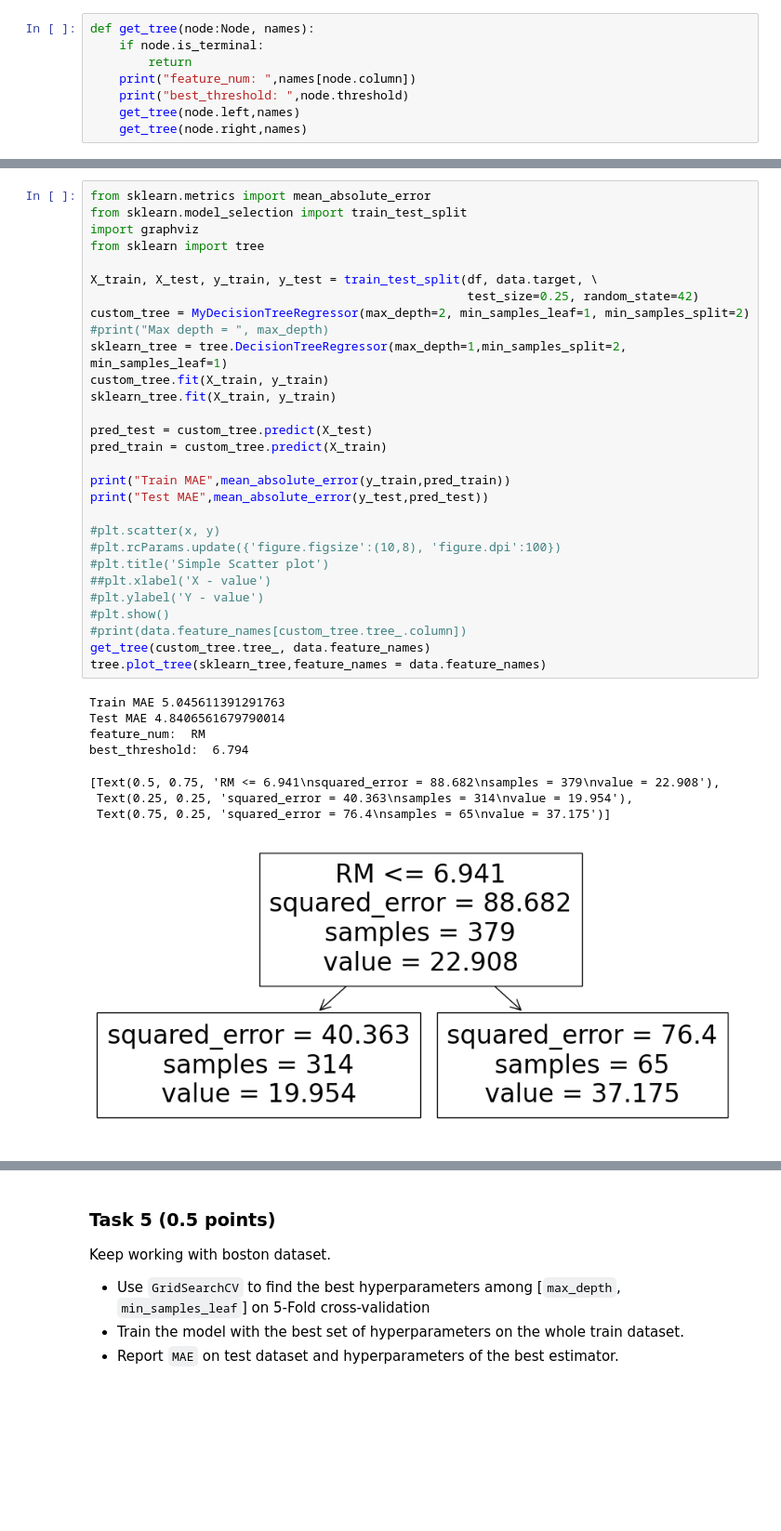
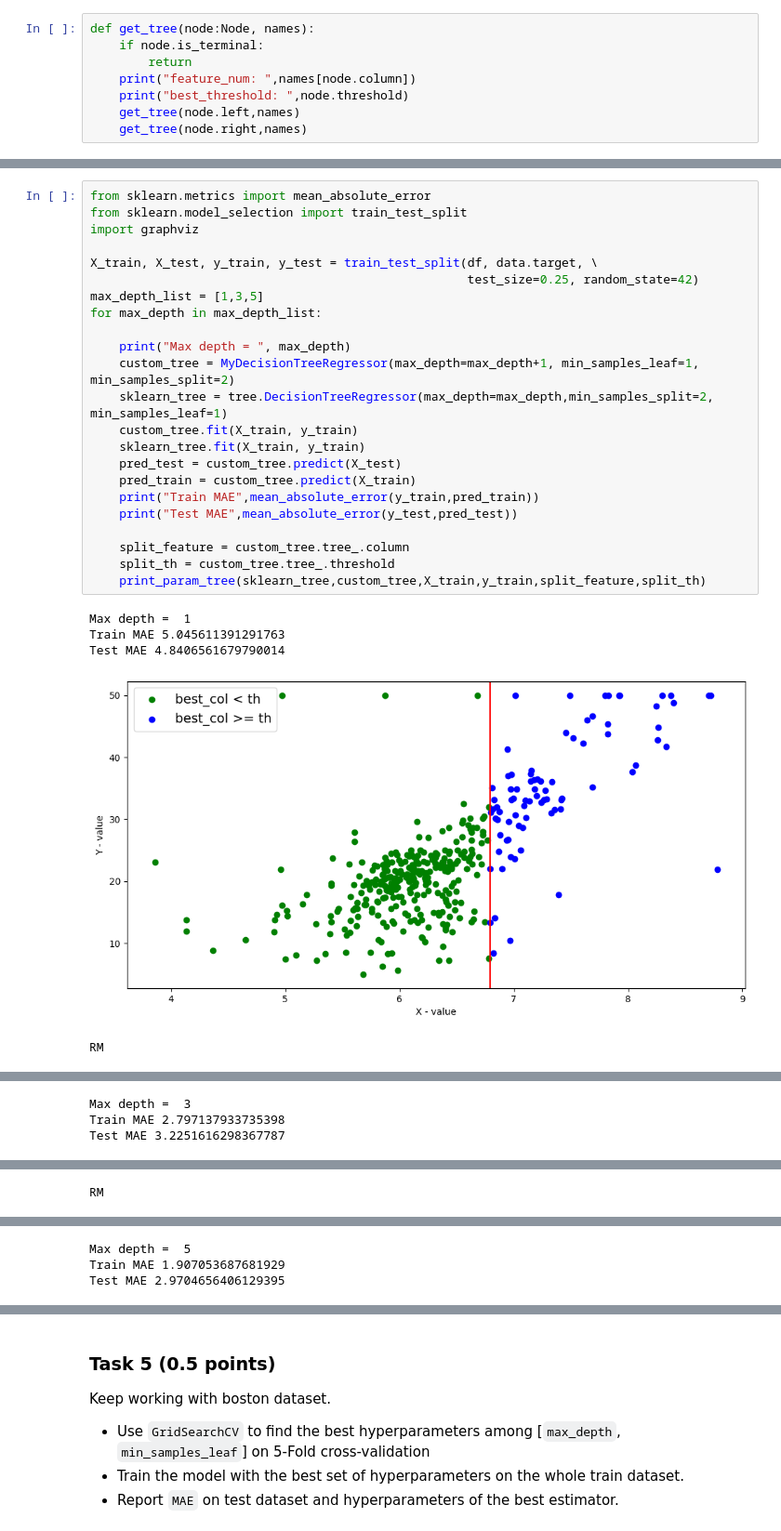
Before and after one commit to Bogdan108/ML, a Jupyter notebook: HW/HW_4/hw4_2023.ipynb, the cells around one changed output, grey strips where cells are left out. Shown at 93% size. Cells and saved outputs as stored; diff of their text form; blank space fills up the shorter version.

```diff
--- a/HW/HW_4/hw4_2023.ipynb
+++ b/HW/HW_4/hw4_2023.ipynb
@@ -454,38 +475,29 @@ def get_tree(node:Node, names):
 # %%
 from sklearn.metrics import mean_absolute_error
 from sklearn.model_selection import train_test_split
 import graphviz
-from sklearn import tree
 
 X_train, X_test, y_train, y_test = train_test_split(df, data.target, \
                                                     test_size=0.25, random_state=42)
-custom_tree = MyDecisionTreeRegressor(max_depth=2, min_samples_leaf=1, min_samples_split=2)
-#print("Max depth = ", max_depth)
-sklearn_tree = tree.DecisionTreeRegressor(max_depth=1,min_samples_split=2, min_samples_leaf=1)
-custom_tree.fit(X_train, y_train)
-sklearn_tree.fit(X_train, y_train)
+max_depth_list = [1,3,5]
+for max_depth in max_depth_list:
 
-pred_test = custom_tree.predict(X_test)
-pred_train = custom_tree.predict(X_train)
+    print("Max depth = ", max_depth)
+    custom_tree = MyDecisionTreeRegressor(max_depth=max_depth+1, min_samples_leaf=1, min_samples_split=2)
+    sklearn_tree = tree.DecisionTreeRegressor(max_depth=max_depth,min_samples_split=2, min_samples_leaf=1)
+    custom_tree.fit(X_train, y_train)
+    sklearn_tree.fit(X_train, y_train)
+    pred_test = custom_tree.predict(X_test)
+    pred_train = custom_tree.predict(X_train)
+    print("Train MAE",mean_absolute_error(y_train,pred_train))
+    print("Test MAE",mean_absolute_error(y_test,pred_test))
 
-print("Train MAE",mean_absolute_error(y_train,pred_train))
-print("Test MAE",mean_absolute_error(y_test,pred_test))
-
-#plt.scatter(x, y)
-#plt.rcParams.update({'figure.figsize':(10,8), 'figure.dpi':100})
-#plt.title('Simple Scatter plot')
-##plt.xlabel('X - value')
-#plt.ylabel('Y - value')
-#plt.show()
-#print(data.feature_names[custom_tree.tree_.column])
-get_tree(custom_tree.tree_, data.feature_names)
-tree.plot_tree(sklearn_tree,feature_names = data.feature_names)
+    split_feature = custom_tree.tree_.column
+    split_th = custom_tree.tree_.threshold
+    print_param_tree(sklearn_tree,custom_tree,X_train,y_train,split_feature,split_th)
 # %% [output]
+Max depth =  1
 Train MAE 5.045611391291763
 Test MAE 4.8406561679790014
-feature_num:  RM
-best_threshold:  6.794
+[figure, new version]
-[Text(0.5, 0.75, 'RM <= 6.941\nsquared_error = 88.682\nsamples = 379\nvalue = 22.908'),
- Text(0.25, 0.25, 'squared_error = 40.363\nsamples = 314\nvalue = 19.954'),
- Text(0.75, 0.25, 'squared_error = 76.4\nsamples = 65\nvalue = 37.175')]
+RM
-[figure, old version]
@@ -491,0 +505,3 @@ best_threshold:  6.794
+Max depth =  3
+Train MAE 2.797137933735398
+Test MAE 3.2251616298367787
@@ -491,0 +509 @@ best_threshold:  6.794
+RM
@@ -491,0 +511,3 @@ best_threshold:  6.794
+Max depth =  5
+Train MAE 1.907053687681929
+Test MAE 2.9704656406129395
```
Also changed, not shown: parts of 11 cells of this notebook.
